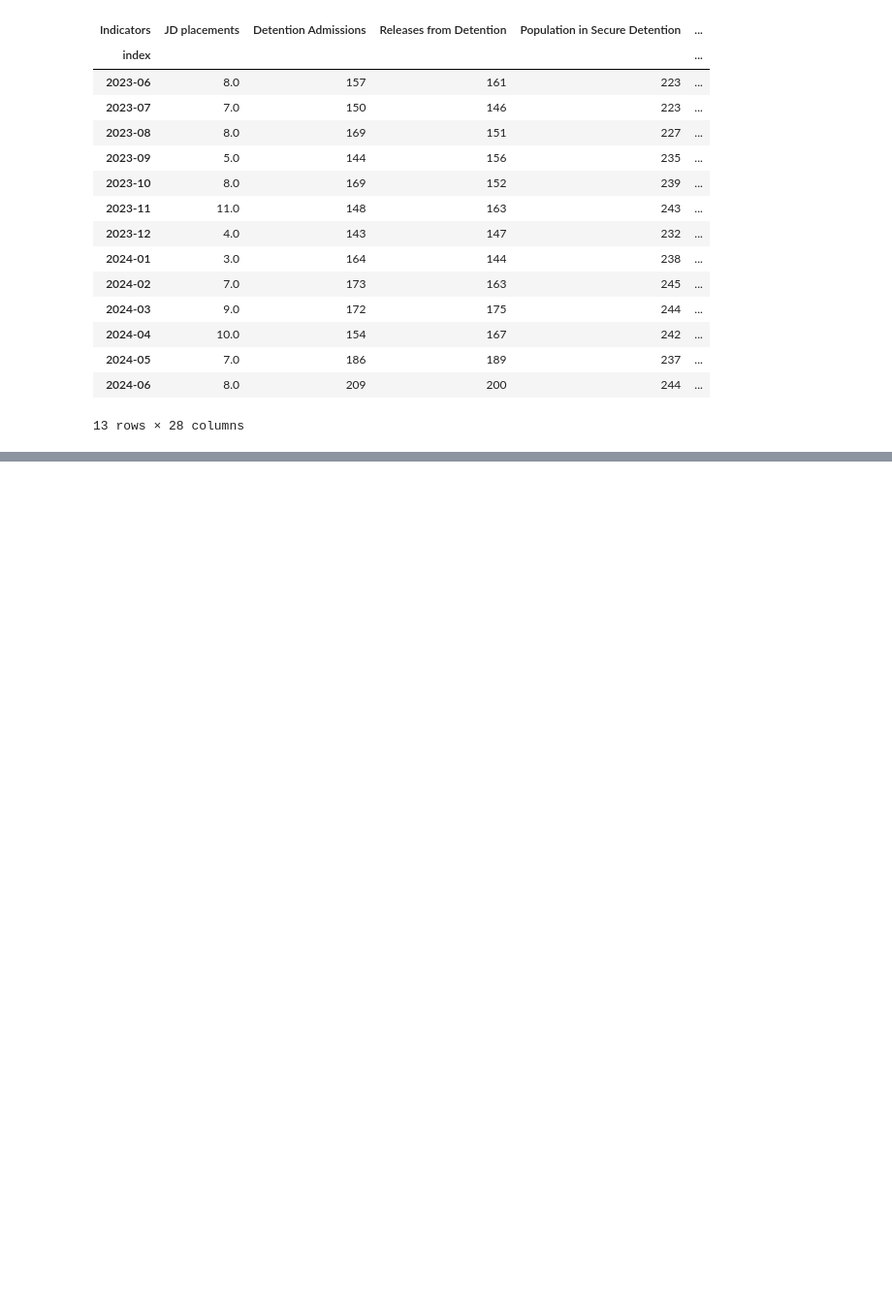
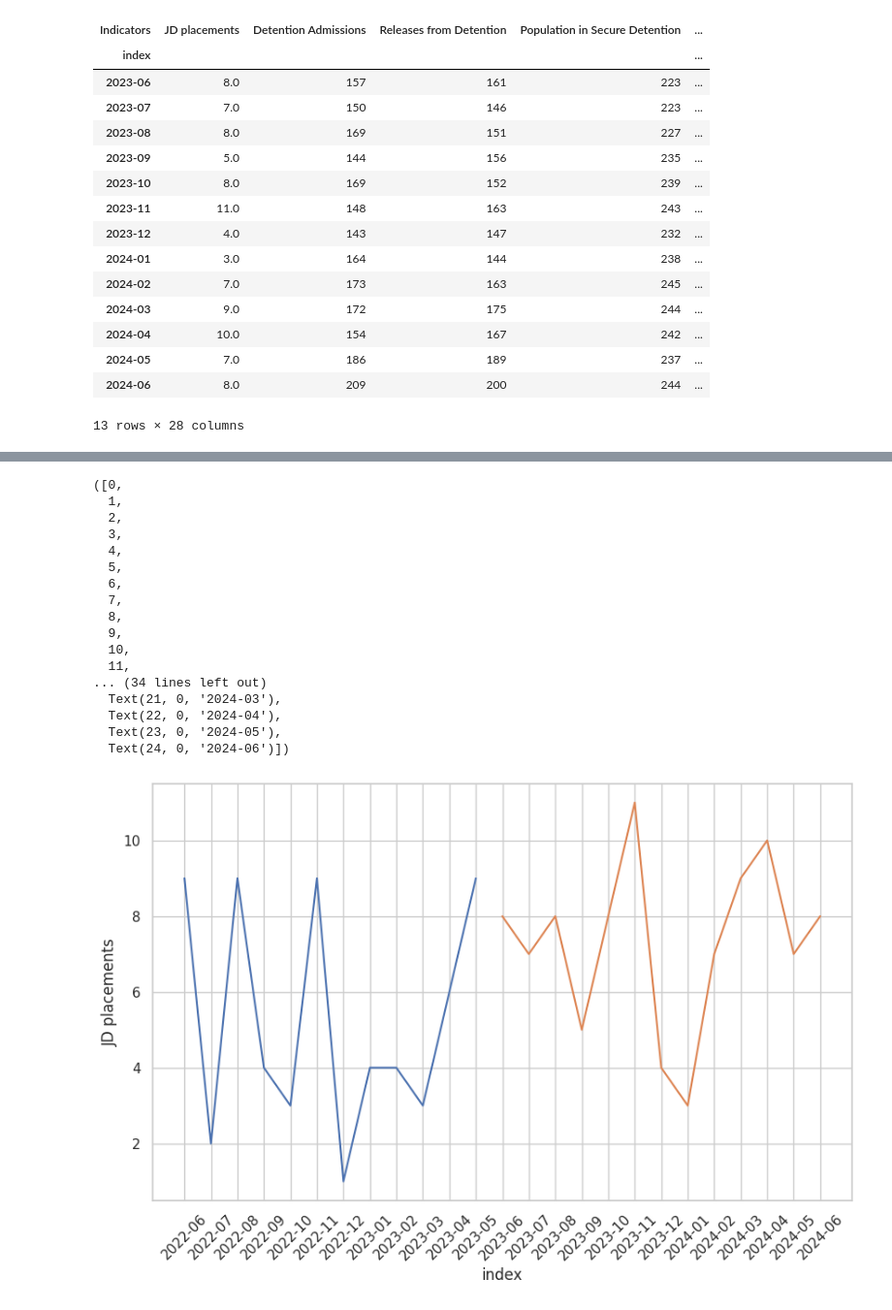
Before and after one commit to WilliamHallPortfolio/ACS_Juvenile_Justice_Project, a Jupyter notebook: ACS and JJ.ipynb, the cells around one changed output, grey strips where cells are left out. Shown at 97% size. Drawn from its saved outputs; the diff is of its cells as text; code cells hidden in the pictures; blank space fills up the shorter version.

```diff
--- a/ACS and JJ.ipynb
+++ b/ACS and JJ.ipynb
@@ -218,0 +224,3 @@ df_jj
+# %%
+df_jj2022 = df_jj.loc[(df_jj.index > '2022-05') & (df_jj.index <= '2023-05')]
+df_jj2022
@@ -238,0 +284,25 @@ df_jj2023
+# %%
+sns.set(style="whitegrid")
+plt.figure(figsize=(10, 6))
+sns.lineplot(x='index',y='JD placements',data=df_jj2022)
+sns.lineplot(x='index',y='JD placements',data=df_jj2023)
+plt.xticks(rotation=45)
+# %% [output]
+([0,
+  1,
+  2,
+  3,
+  4,
+  5,
+  6,
+  7,
+  8,
+  9,
+  10,
+  11,
+... (34 lines left out)
+  Text(21, 0, '2024-03'),
+  Text(22, 0, '2024-04'),
+  Text(23, 0, '2024-05'),
+  Text(24, 0, '2024-06')])
+[figure, added]
```
Also changed, not shown: parts of 10 cells of this notebook.
